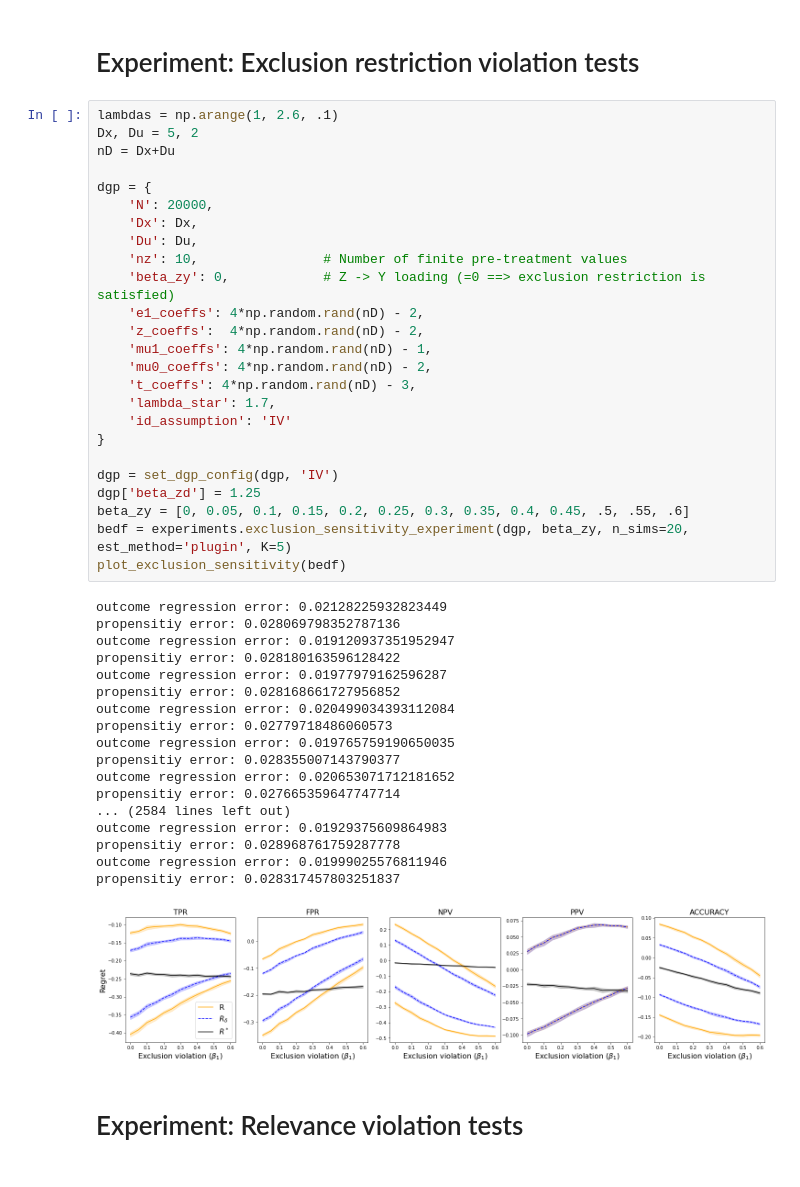
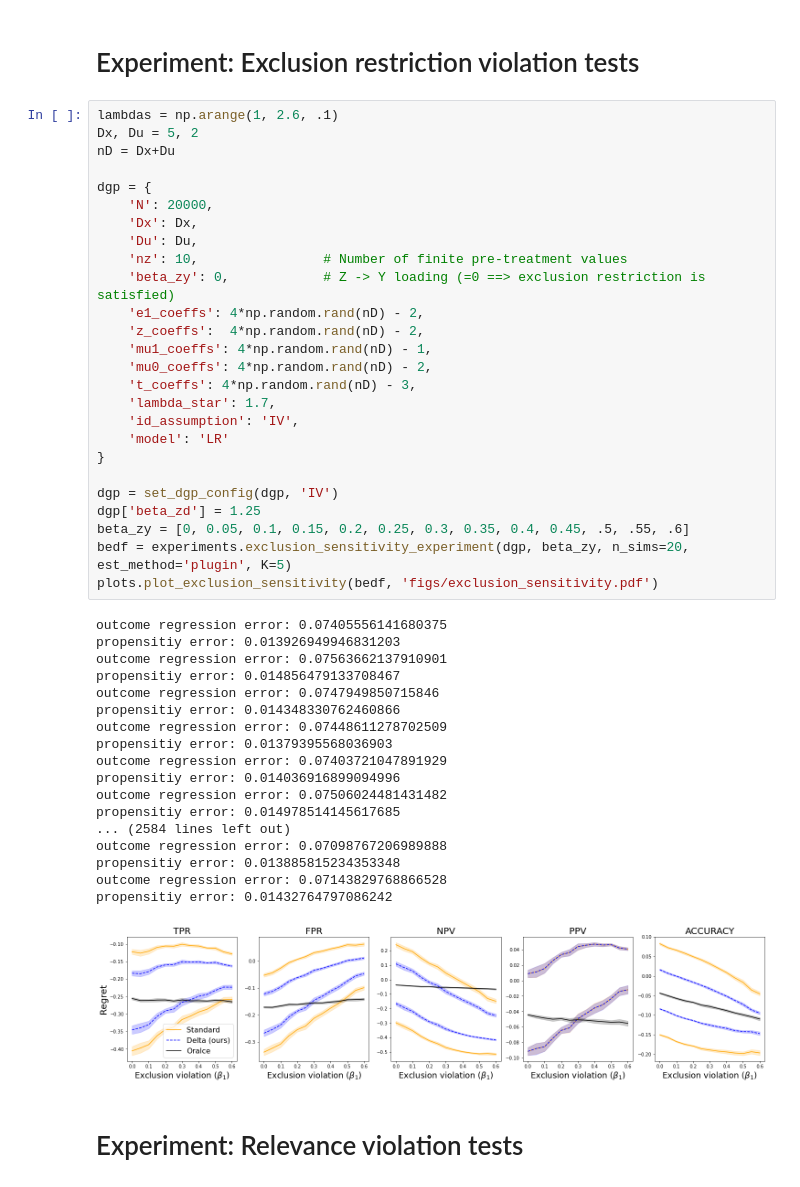
Before and after one commit to lguerdan/policy_comparison_under_confounding, a Jupyter notebook: synthetic_experiments_main.ipynb, the cells around one changed output. Cells and saved outputs as stored; diff of their text form.

Commit message:
update plots for experiments

```diff
--- a/synthetic_experiments_main.ipynb
+++ b/synthetic_experiments_main.ipynb
@@ -217,47 +217,48 @@ propensitiy error: 0.05499553473240751
 # %%
 lambdas = np.arange(1, 2.6, .1)
 Dx, Du = 5, 2
 nD = Dx+Du
 
 dgp = {
     'N': 20000,
     'Dx': Dx,
     'Du': Du,
     'nz': 10,                # Number of finite pre-treatment values
     'beta_zy': 0,            # Z -> Y loading (=0 ==> exclusion restriction is satisfied)
     'e1_coeffs': 4*np.random.rand(nD) - 2,
     'z_coeffs':  4*np.random.rand(nD) - 2,
     'mu1_coeffs': 4*np.random.rand(nD) - 1,
     'mu0_coeffs': 4*np.random.rand(nD) - 2,
     't_coeffs': 4*np.random.rand(nD) - 3,
     'lambda_star': 1.7,
-    'id_assumption': 'IV'
+    'id_assumption': 'IV',
+    'model': 'LR'
 }
 
 dgp = set_dgp_config(dgp, 'IV')
 dgp['beta_zd'] = 1.25
 beta_zy = [0, 0.05, 0.1, 0.15, 0.2, 0.25, 0.3, 0.35, 0.4, 0.45, .5, .55, .6]
 bedf = experiments.exclusion_sensitivity_experiment(dgp, beta_zy, n_sims=20, est_method='plugin', K=5)
-plot_exclusion_sensitivity(bedf)
+plots.plot_exclusion_sensitivity(bedf, 'figs/exclusion_sensitivity.pdf')
 # %% [output]
-outcome regression error: 0.02128225932823449
-propensitiy error: 0.028069798352787136
-outcome regression error: 0.019120937351952947
-propensitiy error: 0.028180163596128422
-outcome regression error: 0.01977979162596287
-propensitiy error: 0.028168661727956852
-outcome regression error: 0.020499034393112084
-propensitiy error: 0.02779718486060573
-outcome regression error: 0.019765759190650035
-propensitiy error: 0.028355007143790377
-outcome regression error: 0.020653071712181652
-propensitiy error: 0.027665359647747714
+outcome regression error: 0.07405556141680375
+propensitiy error: 0.013926949946831203
+outcome regression error: 0.07563662137910901
+propensitiy error: 0.014856479133708467
+outcome regression error: 0.0747949850715846
+propensitiy error: 0.014348330762460866
+outcome regression error: 0.07448611278702509
+propensitiy error: 0.01379395568036903
+outcome regression error: 0.07403721047891929
+propensitiy error: 0.014036916899094996
+outcome regression error: 0.07506024481431482
+propensitiy error: 0.014978514145617685
 ... (2584 lines left out)
-outcome regression error: 0.01929375609864983
-propensitiy error: 0.028968761759287778
-outcome regression error: 0.01999025576811946
-propensitiy error: 0.028317457803251837
+outcome regression error: 0.07098767206989888
+propensitiy error: 0.013885815234353348
+outcome regression error: 0.07143829768866528
+propensitiy error: 0.01432764797086242
-[figure, old version]
+[figure, new version]
 # %% [markdown]
 # Experiment: Relevance violation tests
 # %%
```
Also changed, not shown: parts of 3 cells of this notebook, 11 other files.
